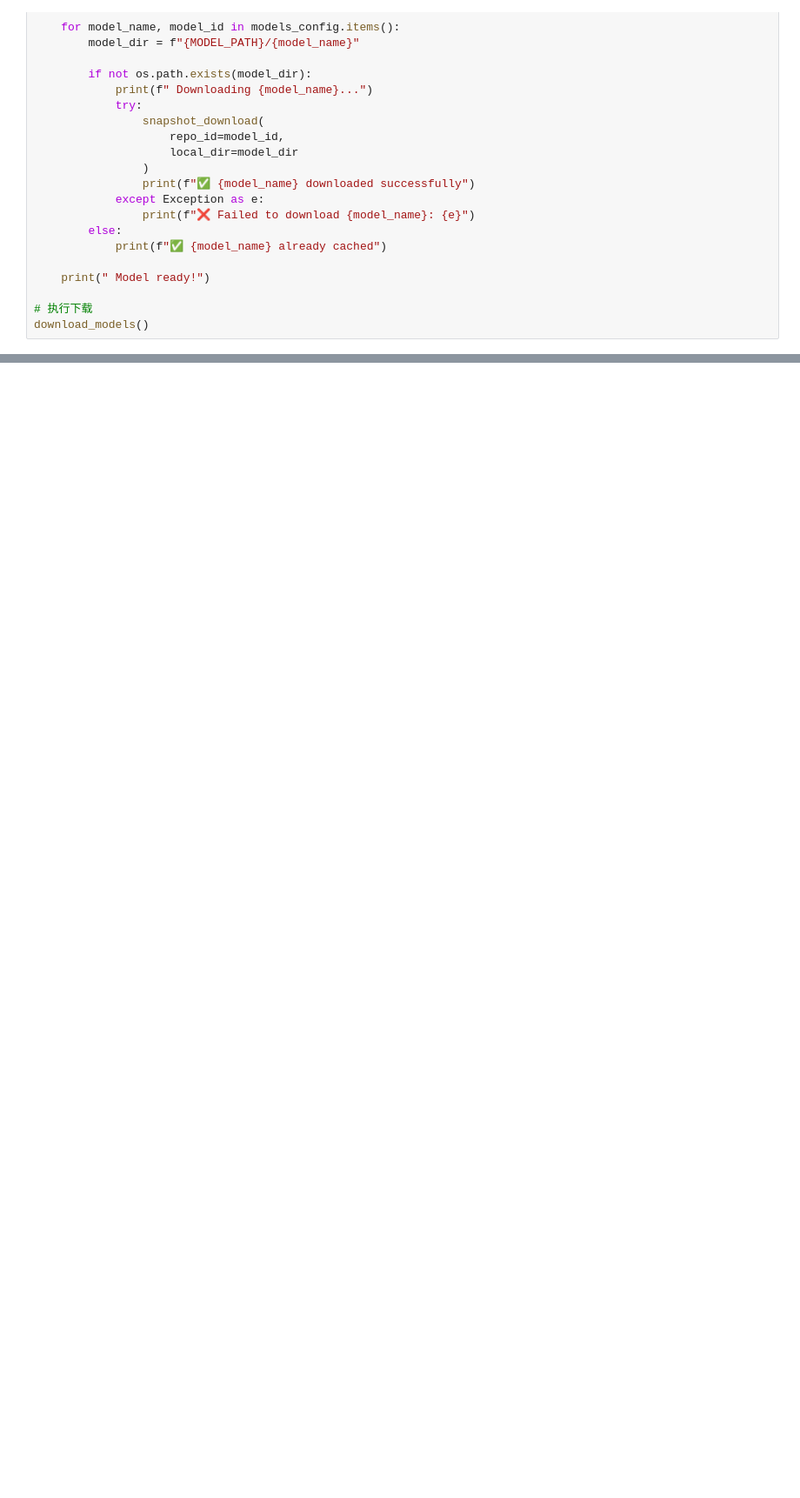
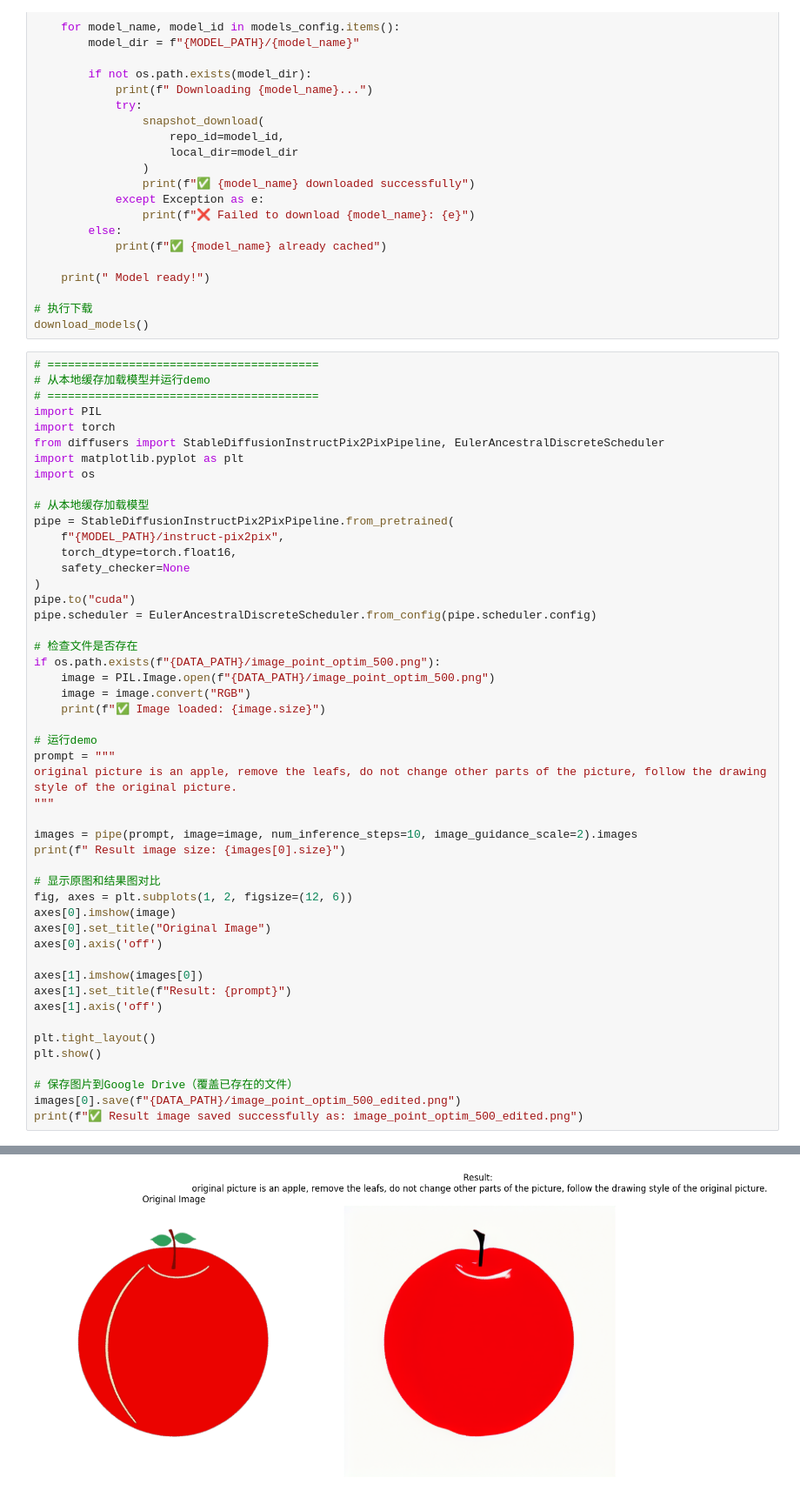
Before and after one commit to huanbasara/SVGEditor, a Jupyter notebook: notebooks/SvgDiffusion_backup.ipynb, the cells around one changed output, grey strips where cells are left out. Shown at 87% size. Drawn from its saved outputs; the diff is of its cells as text; blank space fills up the shorter version.

```diff
--- a/notebooks/SvgDiffusion_backup.ipynb
+++ b/notebooks/SvgDiffusion_backup.ipynb
@@ -90,3 +90,53 @@ def download_models():
 
 # 执行下载
 download_models()
+# %%
+# ========================================
+# 从本地缓存加载模型并运行demo
+# ========================================
+import PIL
+import torch
+from diffusers import StableDiffusionInstructPix2PixPipeline, EulerAncestralDiscreteScheduler
+import matplotlib.pyplot as plt
+import os
+
+# 从本地缓存加载模型
+pipe = StableDiffusionInstructPix2PixPipeline.from_pretrained(
+    f"{MODEL_PATH}/instruct-pix2pix",
+    torch_dtype=torch.float16,
+    safety_checker=None
+)
+pipe.to("cuda")
+pipe.scheduler = EulerAncestralDiscreteScheduler.from_config(pipe.scheduler.config)
+
+# 检查文件是否存在
+if os.path.exists(f"{DATA_PATH}/image_point_optim_500.png"):
+    image = PIL.Image.open(f"{DATA_PATH}/image_point_optim_500.png")
+    image = image.convert("RGB")
+    print(f"✅ Image loaded: {image.size}")
+
+# 运行demo
+prompt = """
+original picture is an apple, remove the leafs, do not change other parts of the picture, follow the drawing style of the original picture.
+"""
+
+images = pipe(prompt, image=image, num_inference_steps=10, image_guidance_scale=2).images
+print(f" Result image size: {images[0].size}")
+
+# 显示原图和结果图对比
+fig, axes = plt.subplots(1, 2, figsize=(12, 6))
+axes[0].imshow(image)
+axes[0].set_title("Original Image")
+axes[0].axis('off')
+
+axes[1].imshow(images[0])
+axes[1].set_title(f"Result: {prompt}")
+axes[1].axis('off')
+
+plt.tight_layout()
+plt.show()
+
+# 保存图片到Google Drive（覆盖已存在的文件）
+images[0].save(f"{DATA_PATH}/image_point_optim_500_edited.png")
+print(f"✅ Result image saved successfully as: image_point_optim_500_edited.png")
+# %% [output]
@@ -92,0 +145 @@ download_models()
+[figure, added]
```
Also changed, not shown: parts of 1 cell of this notebook, 1 other file.
